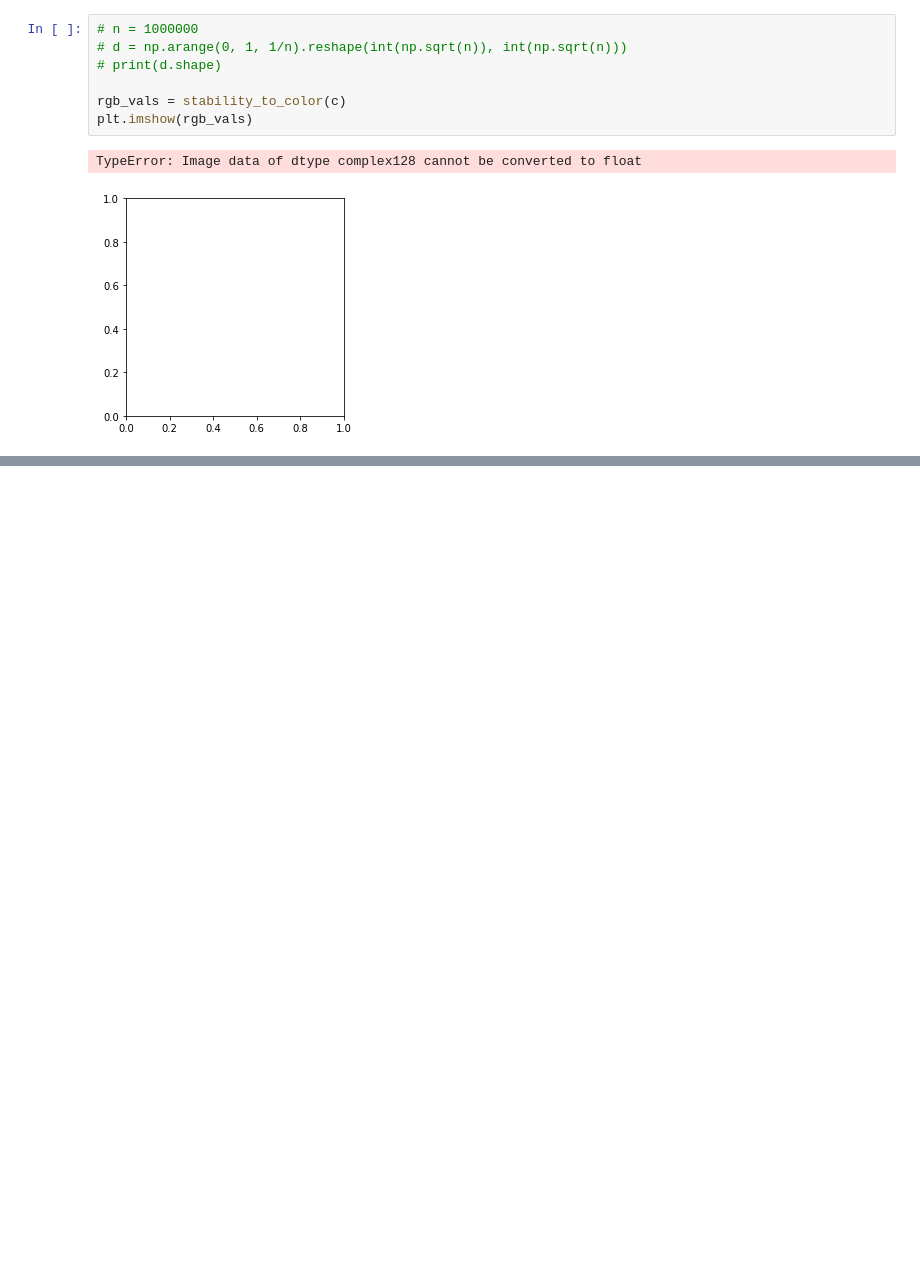
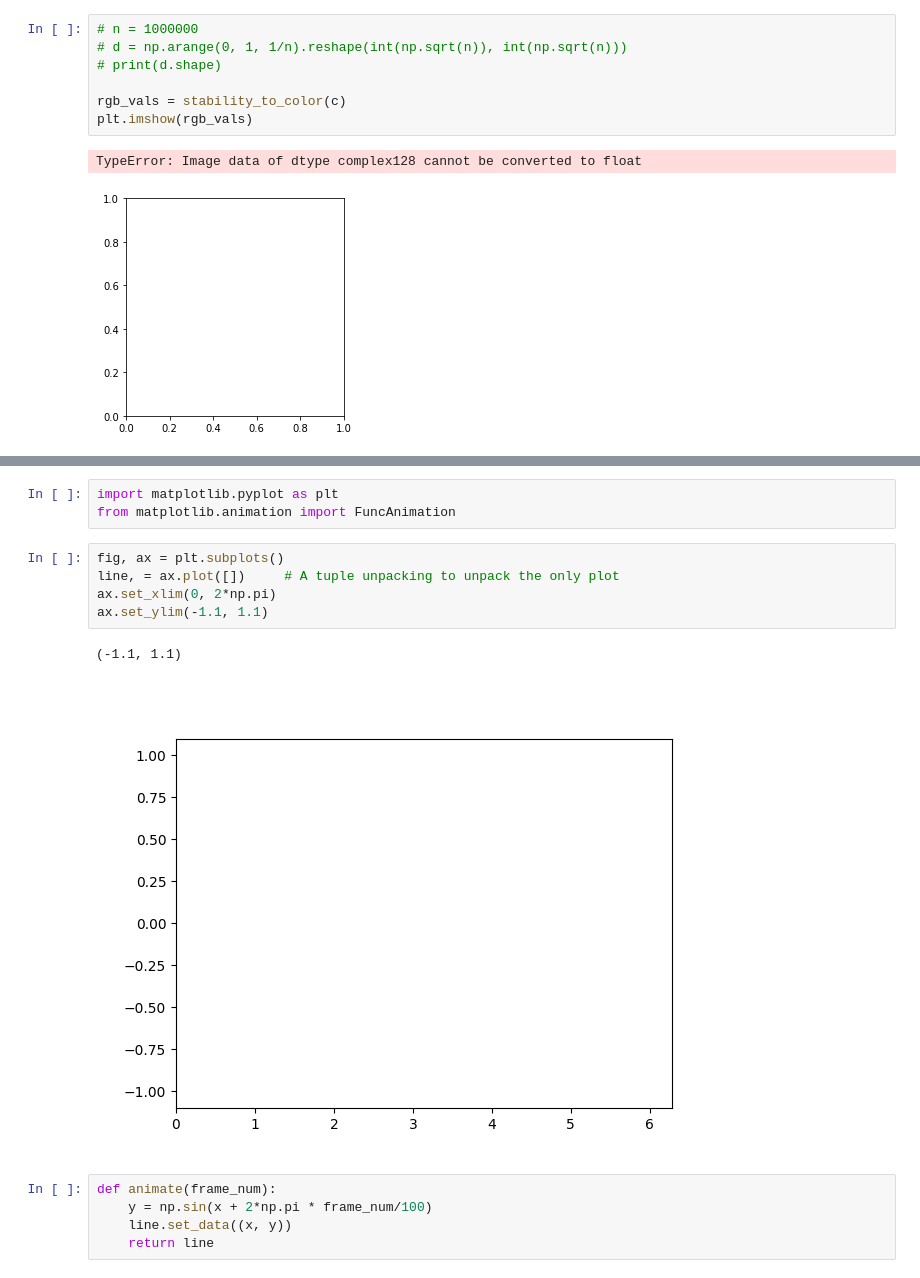
Before and after one commit to Baukebrenninkmeijer/mandelbrot, a Jupyter notebook: notebooks/mandelbrot.ipynb, the cells around one changed output, grey strips where cells are left out. Saved outputs shown, nothing was run; the diff lists cells and outputs as text; blank space fills up the shorter version.

```diff
--- a/notebooks/mandelbrot.ipynb
+++ b/notebooks/mandelbrot.ipynb
@@ -395,0 +364,16 @@ plt.imshow(stability_to_color(s))
+# %%
+import matplotlib.pyplot as plt
+from matplotlib.animation import FuncAnimation
+# %%
+fig, ax = plt.subplots()
+line, = ax.plot([])     # A tuple unpacking to unpack the only plot
+ax.set_xlim(0, 2*np.pi)
+ax.set_ylim(-1.1, 1.1)
+# %% [output]
+(-1.1, 1.1)
+[figure, added]
+# %%
+def animate(frame_num):
+    y = np.sin(x + 2*np.pi * frame_num/100)
+    line.set_data((x, y))
+    return line
```
Also changed, not shown: parts of 9 cells of this notebook.
